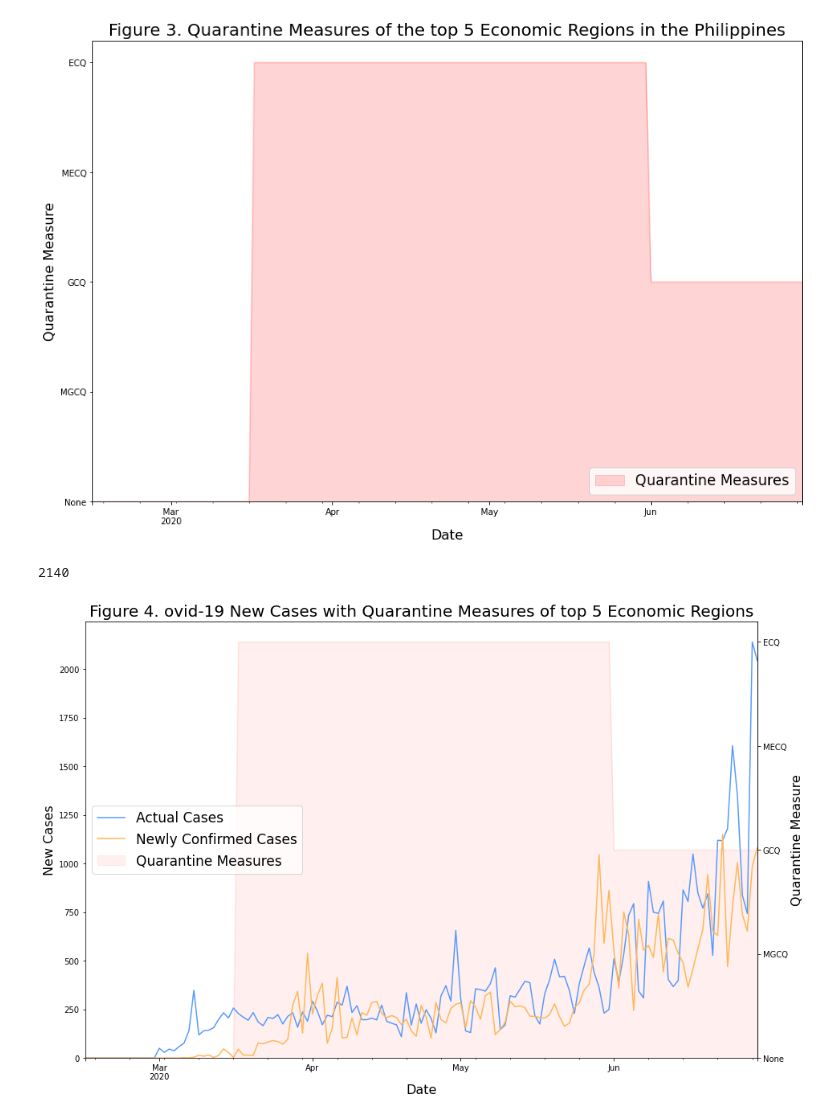
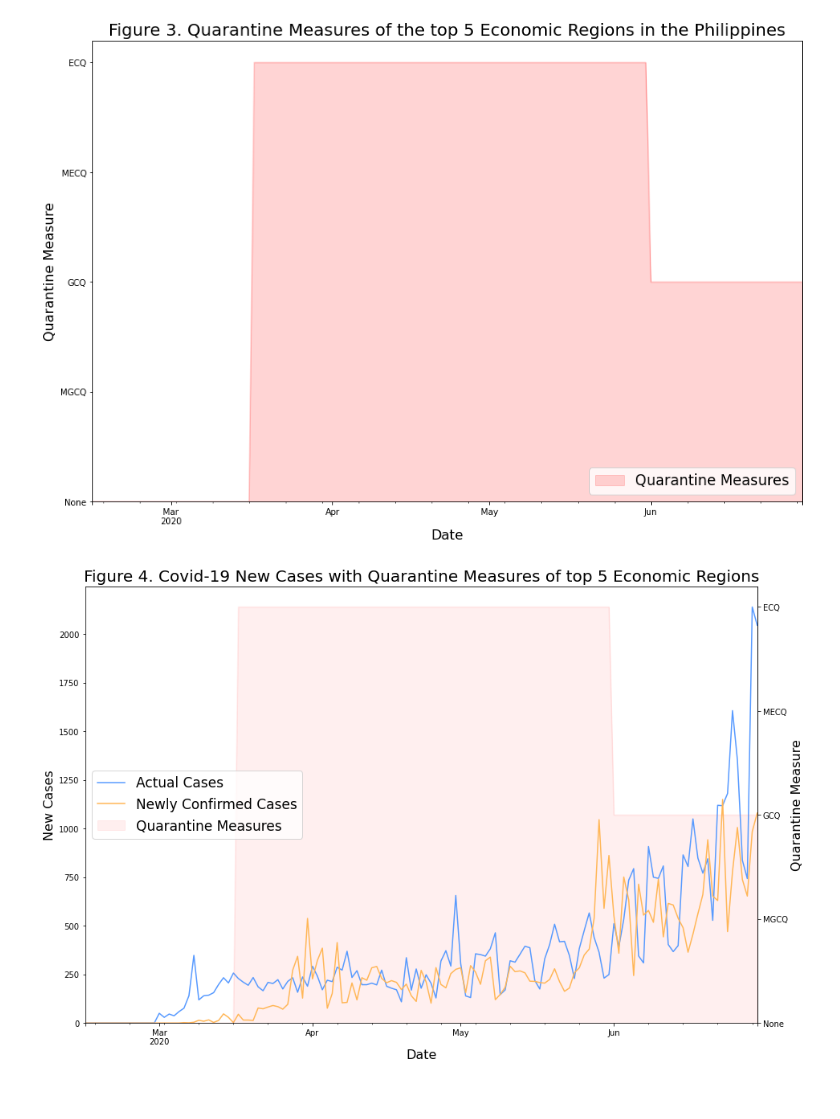
Before and after one commit to Beno7/dlsu-datasci-johnbenolirao, a Jupyter notebook: Module_4/Module_4_Exercise.ipynb, the cells around one changed output. Saved outputs shown, nothing was run; the diff lists cells and outputs as text; code cells hidden in the pictures.

```diff
--- a/Module_4/Module_4_Exercise.ipynb
+++ b/Module_4/Module_4_Exercise.ipynb
@@ -113,31 +113,30 @@ fig3 = axes_object3.get_figure()
 # %%
 data_trimmed = data[(data.index.date > datetime.date(2020,2,14)) & (data.index.date < datetime.date(2020,7,1))]
 axes_object = data_trimmed['actual_case'].plot(color='#579AFF', figsize=(15, 10), label='Actual Cases')
 
 actual_case_max = data_trimmed['actual_case'].max()
 confirmed_cases_max = data_trimmed['confirmed_new'].max()
 my_max = actual_case_max if actual_case_max > confirmed_cases_max else confirmed_cases_max
 
-print(my_max)
+# print(my_max)
 
 data_with_q_mode2 = data_with_q_mode.copy()
 data_with_q_mode2['mode Q Code'] = data_with_q_mode['mode Q Code'] * (my_max / 4)
 
 
 axes_object4 = data_trimmed['confirmed_new'].plot(ax=axes_object, color='#FFB757', figsize=(15, 10), label='Newly Confirmed Cases')
 axes_object4 = data_with_q_mode2['mode Q Code'].plot(ax=axes_object4, kind="area", alpha=0.09, color='#FF5757', figsize=(15, 10), label='Quarantine Measures')
-axes_object4.set_title('Figure 4. ovid-19 New Cases with Quarantine Measures of top 5 Economic Regions', fontsize=20)
+axes_object4.set_title('Figure 4. Covid-19 New Cases with Quarantine Measures of top 5 Economic Regions', fontsize=20)
 axes_object4.set_xlabel('Date', fontsize=16)
 axes_object4.set_ylabel('New Cases', fontsize=16)
 axes_object4.legend(fontsize=17, loc='center left')
 secax = axes_object4.secondary_yaxis('right')
 secax.set_ylabel('Quarantine Measure', fontsize=16)
 secax.set_yticks([x * (my_max / 4) for x in range(5)])
 secax.set_yticklabels(['None', 'MGCQ', 'GCQ', 'MECQ', 'ECQ'])
 fig4 = axes_object4.get_figure()
 
 # axes_object3.set_yticks([0, 1, 2, 3, 4])
 # axes_object3.set_yticklabels(['None', 'MGCQ', 'GCQ', 'MECQ', 'ECQ'])
 # %% [output]
-2140
-[figure, old version]
+[figure, new version]
```
Also changed, not shown: parts of 3 cells of this notebook, 3 other files.
